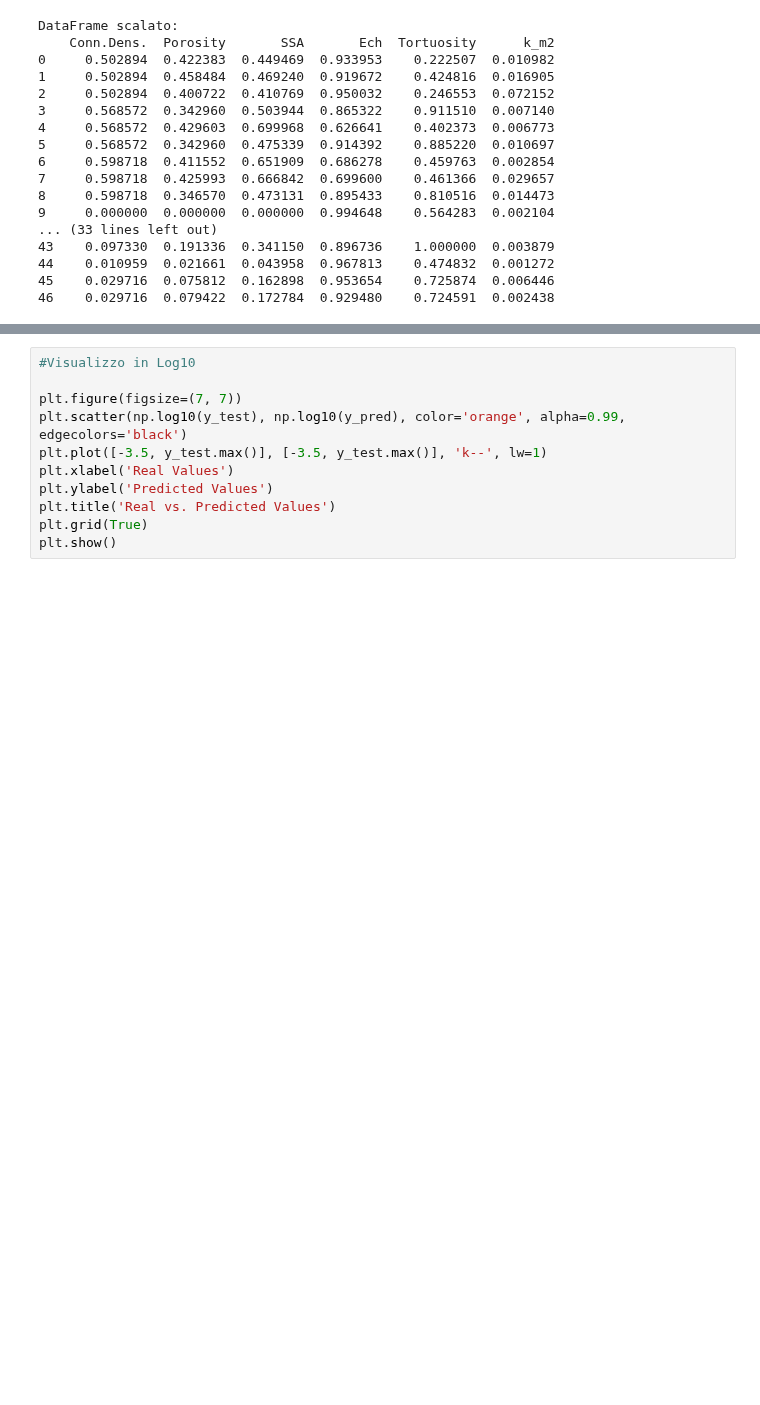
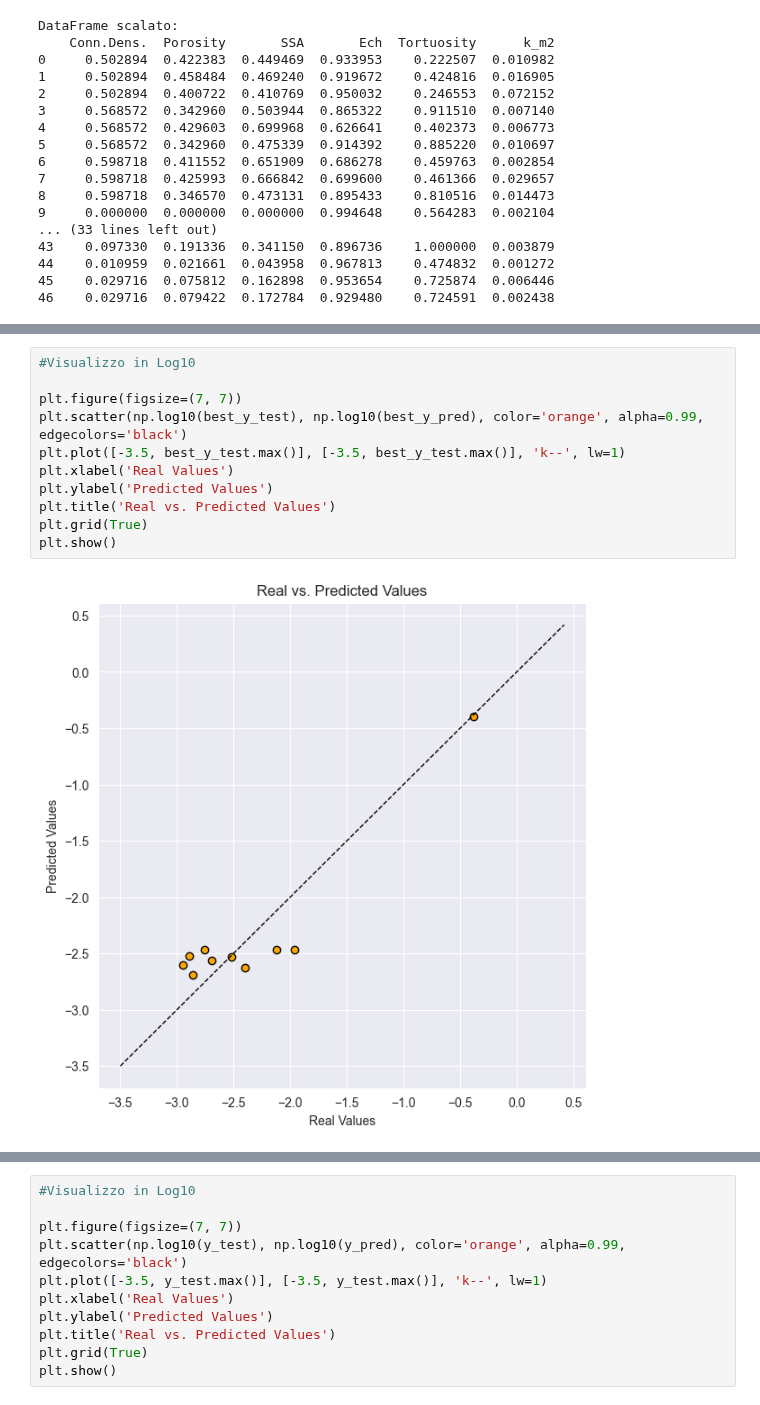
Before and after one commit to LorisMinetti/Permeability_Eval_AI, a Jupyter notebook: poker/Ech/noLog.ipynb, the cells around one changed output, grey strips where cells are left out. Cells and saved outputs as stored; diff of their text form; blank space fills up the shorter version.

```diff
--- a/poker/Ech/noLog.ipynb
+++ b/poker/Ech/noLog.ipynb
@@ -125,3 +128,16 @@ Best random_state for train_test_split: 80 with R^2 score: 0.9973165672614642
+# %%
+#Visualizzo in Log10
+
+plt.figure(figsize=(7, 7))
+plt.scatter(np.log10(best_y_test), np.log10(best_y_pred), color='orange', alpha=0.99, edgecolors='black')
+plt.plot([-3.5, best_y_test.max()], [-3.5, best_y_test.max()], 'k--', lw=1)
+plt.xlabel('Real Values')
+plt.ylabel('Predicted Values')
+plt.title('Real vs. Predicted Values')
+plt.grid(True)
+plt.show()
+# %% [output]
+[figure, added]
 # %%
 from sklearn.metrics import mean_squared_error, mean_absolute_error
 from sklearn.model_selection import GridSearchCV, LeaveOneOut
```
Also changed, not shown: parts of 7 cells of this notebook, 3 other files.
